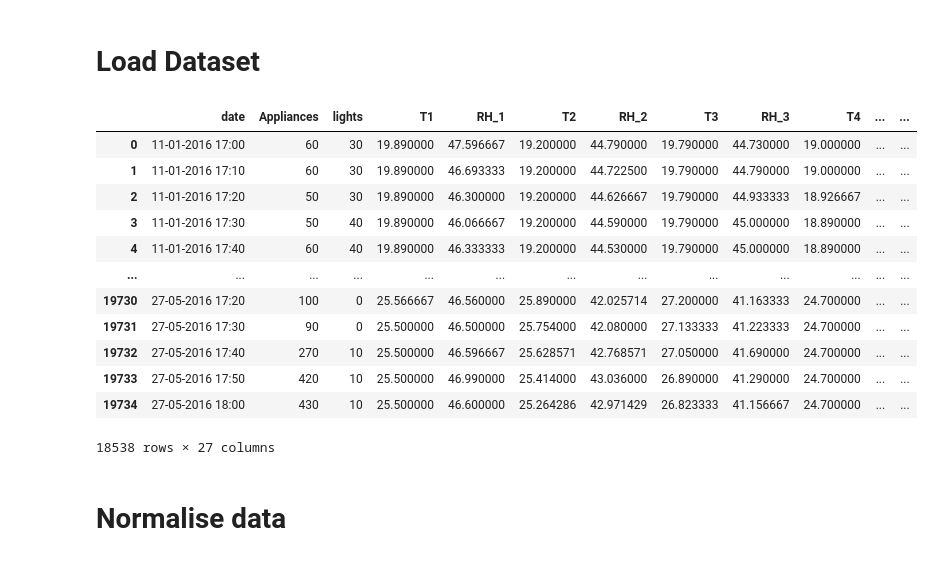
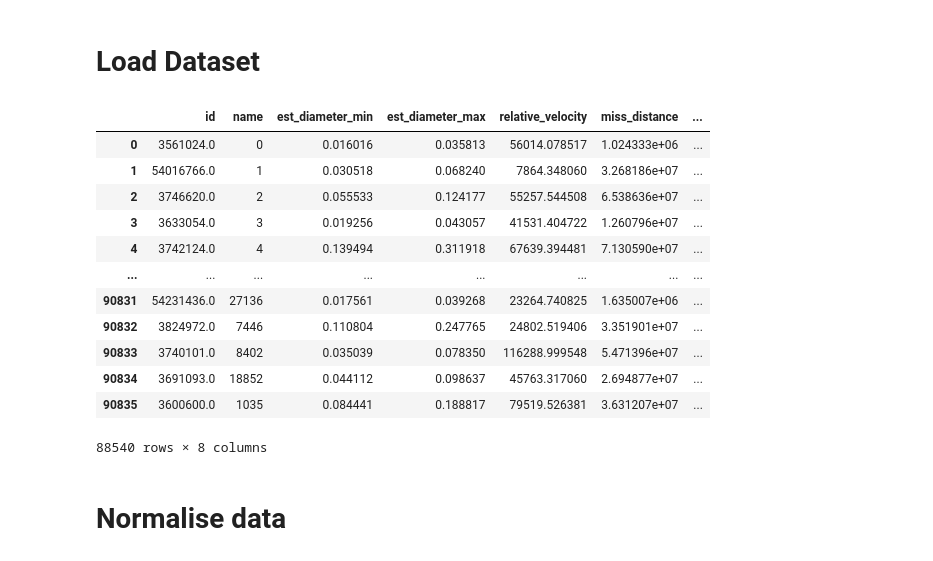
Before and after one commit to MikeTsvirkunov/Maching_Learning_Teach, a Jupyter notebook: Laba7/Classification/VarianceThreshold.ipynb, the cells around one changed output. Drawn from its saved outputs; the diff is of its cells as text; code cells hidden in the pictures.

Commit message:
laba7_end

```diff
--- a/Laba7/Classification/VarianceThreshold.ipynb
+++ b/Laba7/Classification/VarianceThreshold.ipynb
@@ -17,22 +18,23 @@ from sklearn.preprocessing import PolynomialFeatures
 # %% [markdown]
 # Load Dataset
 # %%
-data = pd.read_csv('../../Data/DataLaba1/energy_task.csv').dropna()
+data = pd.read_csv('../../Data/DataLaba2/neo_task.csv').dropna()
+data['name'] = pd.factorize(data['name'])[0]
 data
 # %% [output]
-|  | date | Appliances | lights | T1 | RH_1 | T2 | RH_2 | T3 | RH_3 | T4 | ... | ... |
-| 0 | 11-01-2016 17:00 | 60 | 30 | 19.890000 | 47.596667 | 19.200000 | 44.790000 | 19.790000 | 44.730000 | 19.000000 | ... | ... |
-| 1 | 11-01-2016 17:10 | 60 | 30 | 19.890000 | 46.693333 | 19.200000 | 44.722500 | 19.790000 | 44.790000 | 19.000000 | ... | ... |
-| 2 | 11-01-2016 17:20 | 50 | 30 | 19.890000 | 46.300000 | 19.200000 | 44.626667 | 19.790000 | 44.933333 | 18.926667 | ... | ... |
-| 3 | 11-01-2016 17:30 | 50 | 40 | 19.890000 | 46.066667 | 19.200000 | 44.590000 | 19.790000 | 45.000000 | 18.890000 | ... | ... |
-| 4 | 11-01-2016 17:40 | 60 | 40 | 19.890000 | 46.333333 | 19.200000 | 44.530000 | 19.790000 | 45.000000 | 18.890000 | ... | ... |
-| ... | ... | ... | ... | ... | ... | ... | ... | ... | ... | ... | ... | ... |
-| 19730 | 27-05-2016 17:20 | 100 | 0 | 25.566667 | 46.560000 | 25.890000 | 42.025714 | 27.200000 | 41.163333 | 24.700000 | ... | ... |
-| 19731 | 27-05-2016 17:30 | 90 | 0 | 25.500000 | 46.500000 | 25.754000 | 42.080000 | 27.133333 | 41.223333 | 24.700000 | ... | ... |
-| 19732 | 27-05-2016 17:40 | 270 | 10 | 25.500000 | 46.596667 | 25.628571 | 42.768571 | 27.050000 | 41.690000 | 24.700000 | ... | ... |
-| 19733 | 27-05-2016 17:50 | 420 | 10 | 25.500000 | 46.990000 | 25.414000 | 43.036000 | 26.890000 | 41.290000 | 24.700000 | ... | ... |
-| 19734 | 27-05-2016 18:00 | 430 | 10 | 25.500000 | 46.600000 | 25.264286 | 42.971429 | 26.823333 | 41.156667 | 24.700000 | ... | ... |
+|  | id | name | est_diameter_min | est_diameter_max | relative_velocity | miss_distance | ... |
+| 0 | 3561024.0 | 0 | 0.016016 | 0.035813 | 56014.078517 | 1.024333e+06 | ... |
+| 1 | 54016766.0 | 1 | 0.030518 | 0.068240 | 7864.348060 | 3.268186e+07 | ... |
+| 2 | 3746620.0 | 2 | 0.055533 | 0.124177 | 55257.544508 | 6.538636e+07 | ... |
+| 3 | 3633054.0 | 3 | 0.019256 | 0.043057 | 41531.404722 | 1.260796e+07 | ... |
+| 4 | 3742124.0 | 4 | 0.139494 | 0.311918 | 67639.394481 | 7.130590e+07 | ... |
+| ... | ... | ... | ... | ... | ... | ... | ... |
+| 90831 | 54231436.0 | 27136 | 0.017561 | 0.039268 | 23264.740825 | 1.635007e+06 | ... |
+| 90832 | 3824972.0 | 7446 | 0.110804 | 0.247765 | 24802.519406 | 3.351901e+07 | ... |
+| 90833 | 3740101.0 | 8402 | 0.035039 | 0.078350 | 116288.999548 | 5.471396e+07 | ... |
+| 90834 | 3691093.0 | 18852 | 0.044112 | 0.098637 | 45763.317060 | 2.694877e+07 | ... |
+| 90835 | 3600600.0 | 1035 | 0.084441 | 0.188817 | 79519.526381 | 3.631207e+07 | ... |
-18538 rows × 27 columns
+88540 rows × 8 columns
 # %% [markdown]
 # Normalise data
 # %%
```
Also changed, not shown: parts of 13 cells of this notebook, 22 other files.
